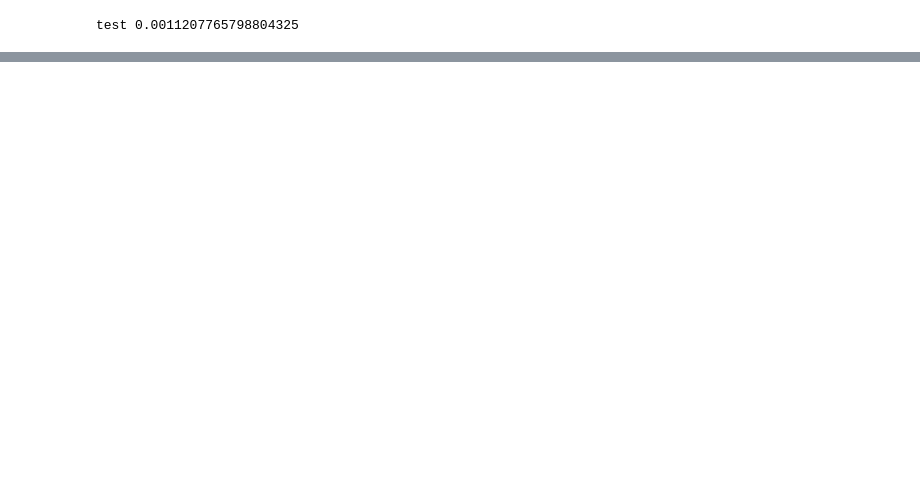
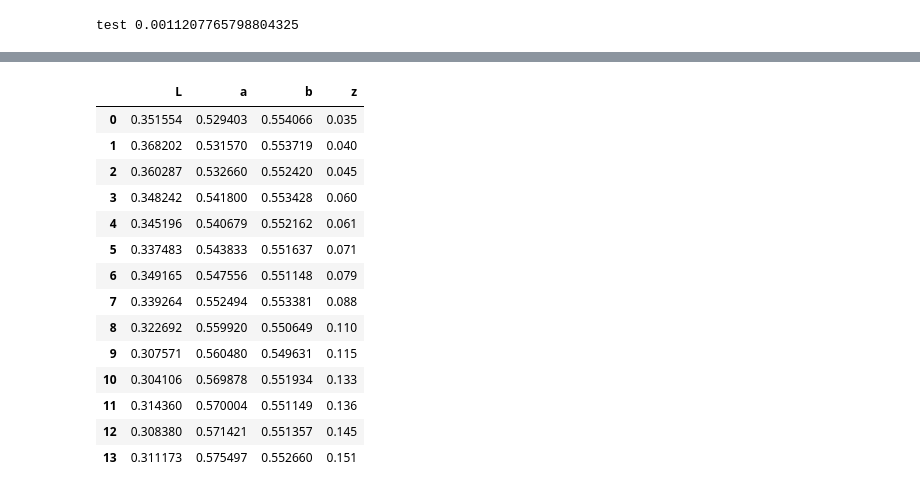
Before and after one commit to nbauersfeld/sma, a Jupyter notebook: 04.evaluate.1.ipynb, the cells around one changed output, grey strips where cells are left out. Saved outputs shown, nothing was run; the diff lists cells and outputs as text; code cells hidden in the pictures; blank space fills up the shorter version.

```diff
--- a/04.evaluate.1.ipynb
+++ b/04.evaluate.1.ipynb
@@ -224,3 +305,21 @@ train 6.319075837941838e-06
+# %%
+test_data
+# %% [output]
+|  | L | a | b | z |
+| 0 | 0.351554 | 0.529403 | 0.554066 | 0.035 |
+| 1 | 0.368202 | 0.531570 | 0.553719 | 0.040 |
+| 2 | 0.360287 | 0.532660 | 0.552420 | 0.045 |
+| 3 | 0.348242 | 0.541800 | 0.553428 | 0.060 |
+| 4 | 0.345196 | 0.540679 | 0.552162 | 0.061 |
+| 5 | 0.337483 | 0.543833 | 0.551637 | 0.071 |
+| 6 | 0.349165 | 0.547556 | 0.551148 | 0.079 |
+| 7 | 0.339264 | 0.552494 | 0.553381 | 0.088 |
+| 8 | 0.322692 | 0.559920 | 0.550649 | 0.110 |
+| 9 | 0.307571 | 0.560480 | 0.549631 | 0.115 |
+| 10 | 0.304106 | 0.569878 | 0.551934 | 0.133 |
+| 11 | 0.314360 | 0.570004 | 0.551149 | 0.136 |
+| 12 | 0.308380 | 0.571421 | 0.551357 | 0.145 |
+| 13 | 0.311173 | 0.575497 | 0.552660 | 0.151 |
 # %% [markdown]
 ### plot the result
 
```
Also changed, not shown: parts of 28 cells of this notebook, 6 other files.
